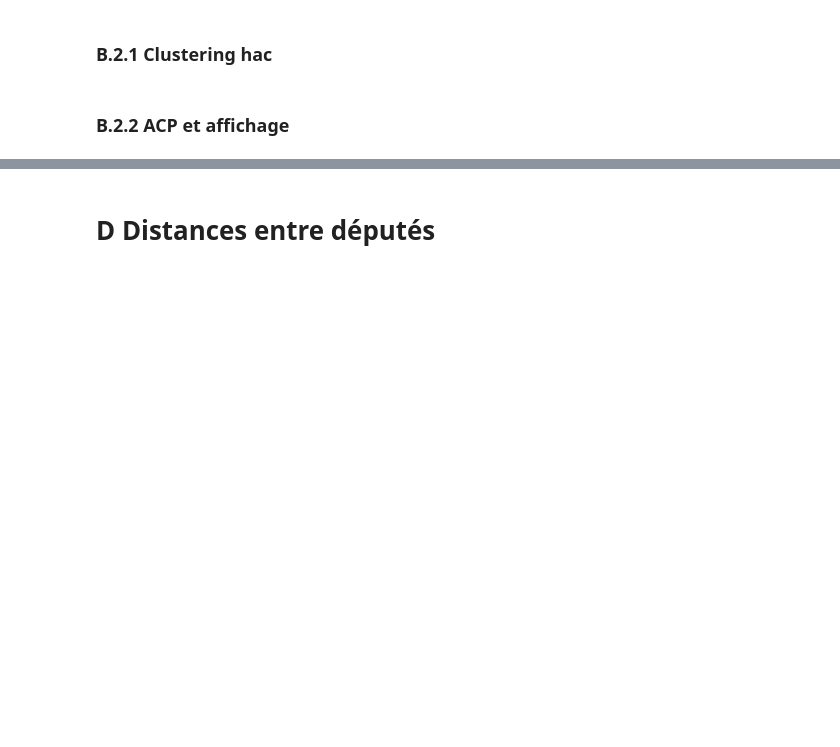
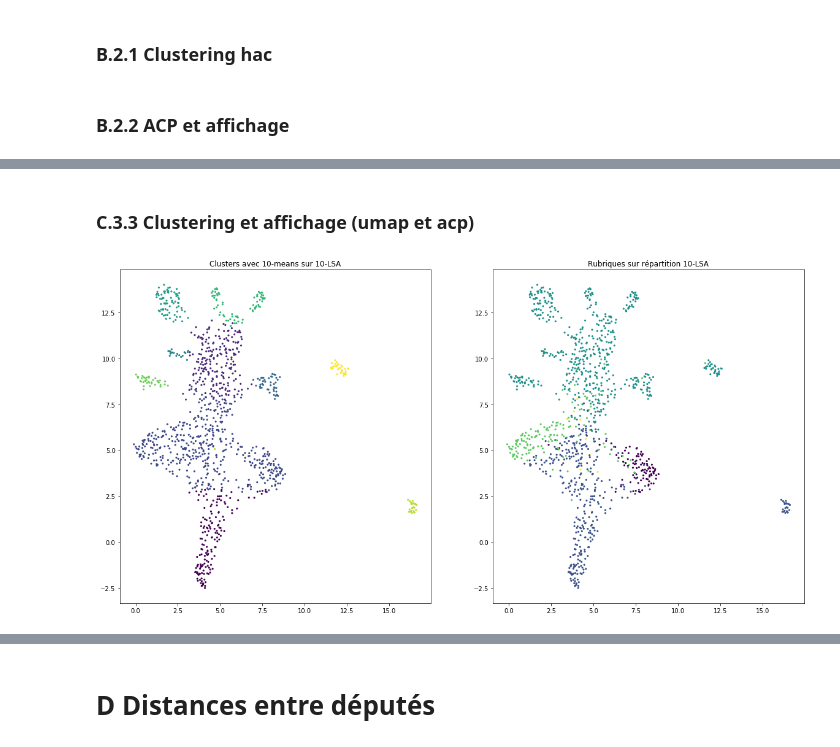
Before and after one commit to AchilleBaucher/confiance_diffusion, a Jupyter notebook: jupyter/clustering.ipynb, the cells around one changed output, grey strips where cells are left out. Saved outputs shown, nothing was run; the diff lists cells and outputs as text; code cells hidden in the pictures; blank space fills up the shorter version.

```diff
--- a/jupyter/clustering.ipynb
+++ b/jupyter/clustering.ipynb
@@ -53,5 +74,5 @@ Voir https://scikit-learn.org/stable/modules/clustering.html pour clustering on
 # %%
 from sklearn.cluster import MiniBatchKMeans
 random_state = 0
-cls = MiniBatchKMeans(n_clusters=5, random_state=random_state)
-cls.fit(features)
+kmeans_brut = MiniBatchKMeans(n_clusters=5, random_state=random_state)
+kmeans_brut.fit(tfidf);
@@ -283,0 +174,25 @@ axes[2].scatter(reduced_features[:,0], reduced_features[:,1], c=groupint)
+# %% [markdown]
+### C.3.3 Clustering et affichage (umap et acp)
+# %%
+# K-means
+k_kmeans_lsa = 10
+kmeans_lsa = MiniBatchKMeans(n_clusters=k_kmeans_lsa, random_state=random_state)
+kmeans_lsa.fit(lsa_topics);
+# %%
+# UMAP
+from umap import UMAP
+embedding = UMAP(n_neighbors=100, min_dist=0.5, random_state=12).fit_transform(lsa_topics)
+# %%
+fig,axes = plt.subplots(1,2,figsize=(20,10))
+axes[0].scatter(embedding[:, 0], embedding[:, 1],
+    c = kmeans_lsa.predict(lsa_topics),
+    s = 10, # size
+    edgecolor='none')
+axes[0].set_title("Clusters avec {}-means sur {}-LSA".format(k_kmeans_lsa,dim_lsa));
+axes[1].scatter(embedding[:, 0], embedding[:, 1],
+    c = rubint,
+    s = 10, # size
+    edgecolor='none')
+axes[1].set_title("Rubriques sur répartition {}-LSA".format(dim_lsa));
+# %% [output]
+[figure, added]
```
Also changed, not shown: parts of 66 cells of this notebook, 2 other files.
